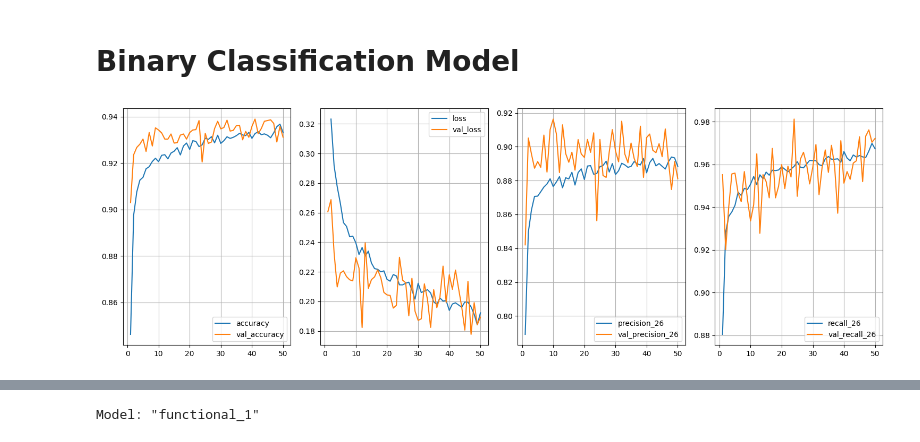
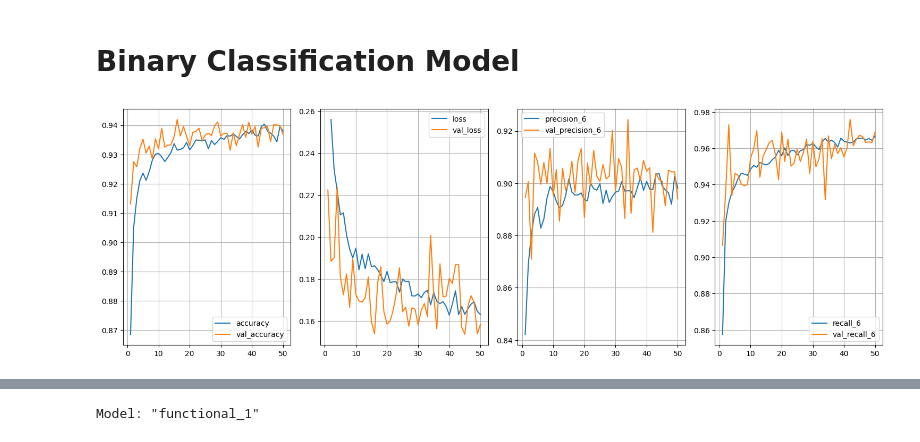
Before and after one commit to diwalsh/Medical-Imaging-Segmentation-Application, a Jupyter notebook: cnn_classification_resnet_train.ipynb, the cells around one changed output, grey strips where cells are left out. Cells and saved outputs as stored; diff of their text form; code cells hidden in the pictures.

```diff
--- a/cnn_classification_resnet_train.ipynb
+++ b/cnn_classification_resnet_train.ipynb
@@ -264,34 +276,36 @@ for layer in resnet_base.layers:
 # Get the output tensor of the base ResNet50V2 model
 resnet_output = resnet_base.output
 
 # Flatten the output tensor
 flattened_output = Flatten()(resnet_output)
 
 # Add the fully connected layers: 1 layer with 256 neurons and the output layer with a sigmoid function
 deep_layer = Dense(NEURONS, kernel_initializer=glorot_uniform(seed=42), activation='relu')(flattened_output)
 dropout = Dropout(0.5)(deep_layer)
-output = Dense(1, activation='sigmoid')(dropout)
+deep_layer2 = Dense(64, kernel_initializer=glorot_uniform(seed=42), activation='relu')(dropout)
+dropout2 = Dropout(0.2)(deep_layer2)
+output = Dense(1, activation='sigmoid')(dropout2)
 
 # Create the model
 model = Model(inputs=resnet_base.input, outputs=output)
 
 # Compile de model
 optimizer = Adam(learning_rate=LEARN_RATE)
 eval_metrics = [tf.keras.metrics.Precision(thresholds=0.5), tf.keras.metrics.Recall(thresholds=0.5), "accuracy"]
-#model.compile(optimizer=optimizer, loss='binary_crossentropy', metrics=eval_metrics)
-model.compile(optimizer=optimizer, loss=recall_loss, metrics=eval_metrics)
+model.compile(optimizer=optimizer, loss='binary_crossentropy', metrics=eval_metrics)
+#model.compile(optimizer=optimizer, loss=recall_loss, metrics=eval_metrics)
 
 # Train the model
 history = model.fit(
     train_generator,
     batch_size=BATCH_SIZE,
     epochs=EPOCHS,
     #validation steps=
     #steps_per_epoch
     verbose=1,
     validation_data=validation_generator,
     #class_weight=class_weight,
     callbacks=plot_learning()
 )
 # %% [output]
-[figure, old version]
+[figure, new version]
```
Also changed, not shown: parts of 7 cells of this notebook, 5 other files.
